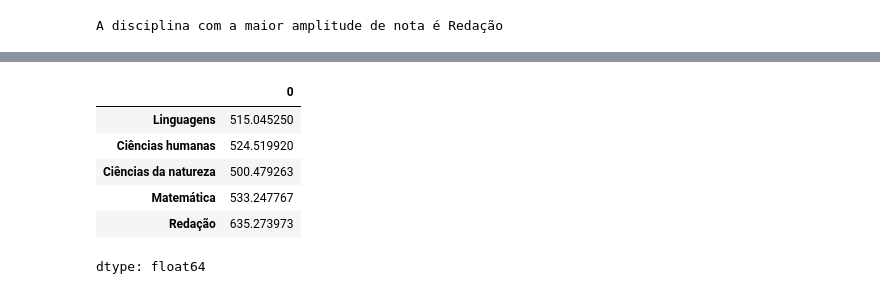
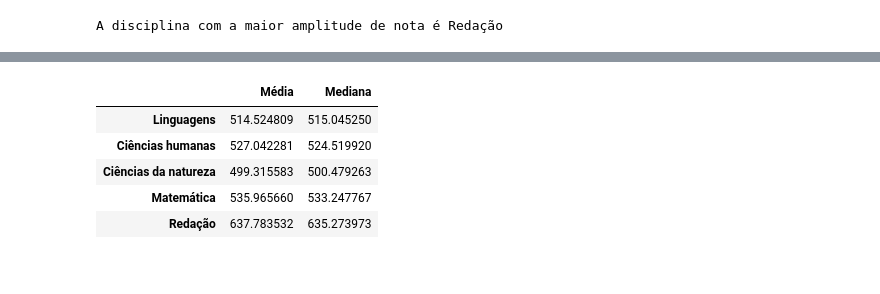
Before and after one commit to dsreliete/Womakerscode_DA_desafio_individual, a Jupyter notebook: Desafio3ElietedaSilva_Rodrigues.ipynb, the cells around one changed output, grey strips where cells are left out. Cells and saved outputs as stored; diff of their text form; code cells hidden in the pictures.

```diff
--- a/Desafio3ElietedaSilva_Rodrigues.ipynb
+++ b/Desafio3ElietedaSilva_Rodrigues.ipynb
@@ -72,3 +72,4 @@ print(f'A disciplina com a maior amplitude de nota é {df_enem_desc.loc["amplitu
 A disciplina com a maior amplitude de nota é Redação
 # %%
 df.isna().sum()
+df_new = df.copy()
@@ -85,25 +76,17 @@ dtype: float64
-# %%
-def replace_nan_to_median(df):
-    df.fillna(df.median(), inplace=True)
-    return df
-
-new_df = df.iloc[:, 0:5]
-new_df
-
-df_median = replace_nan_to_median(new_df)
-df_median.isna().sum()
-
-df_median[['Linguagens', 'Ciências humanas', 'Ciências da natureza', 'Matemática', 'Redação']].median()
-
-# 2. Qual é a média e a mediana para cada uma das disciplinas? (Lembre-se de remover todos os valores nulos quando considerar a mediana)
-# %% [output]
-|  | 0 |
-| Linguagens | 515.045250 |
-| Ciências humanas | 524.519920 |
-| Ciências da natureza | 500.479263 |
-| Matemática | 533.247767 |
-| Redação | 635.273973 |
-dtype: float64
+# %%
+# 2. Qual é a média e a mediana para cada uma das disciplinas? (Lembre-se de remover todos os valores nulos quando considerar a mediana)
+df_mean = df_new[['Linguagens', 'Ciências humanas', 'Ciências da natureza', 'Matemática', 'Redação']].mean()
+df_median = df_new[['Linguagens', 'Ciências humanas', 'Ciências da natureza', 'Matemática', 'Redação']].median(skipna=True)
+df_mean_median = pd.concat([df_mean, df_median], axis=1)
+df_mean_median.columns = ['Média', 'Mediana']
+df_mean_median
+# %% [output]
+|  | Média | Mediana |
+| Linguagens | 514.524809 | 515.045250 |
+| Ciências humanas | 527.042281 | 524.519920 |
+| Ciências da natureza | 499.315583 | 500.479263 |
+| Matemática | 535.965660 | 533.247767 |
+| Redação | 637.783532 | 635.273973 |
 # %%
 # 3. ConsiderandoocursodeCiênciadaComputaçãodaUFPE,onde o peso cada uma das disciplinas ponderado:
 # a. Redação-2
```
Also changed, not shown: parts of 1 cell of this notebook.
